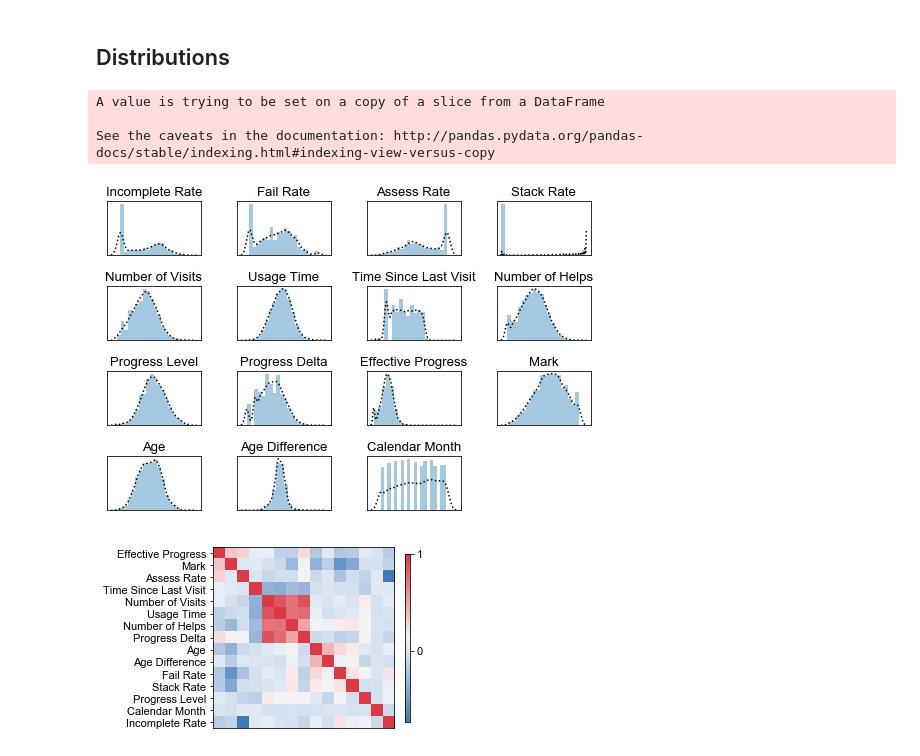
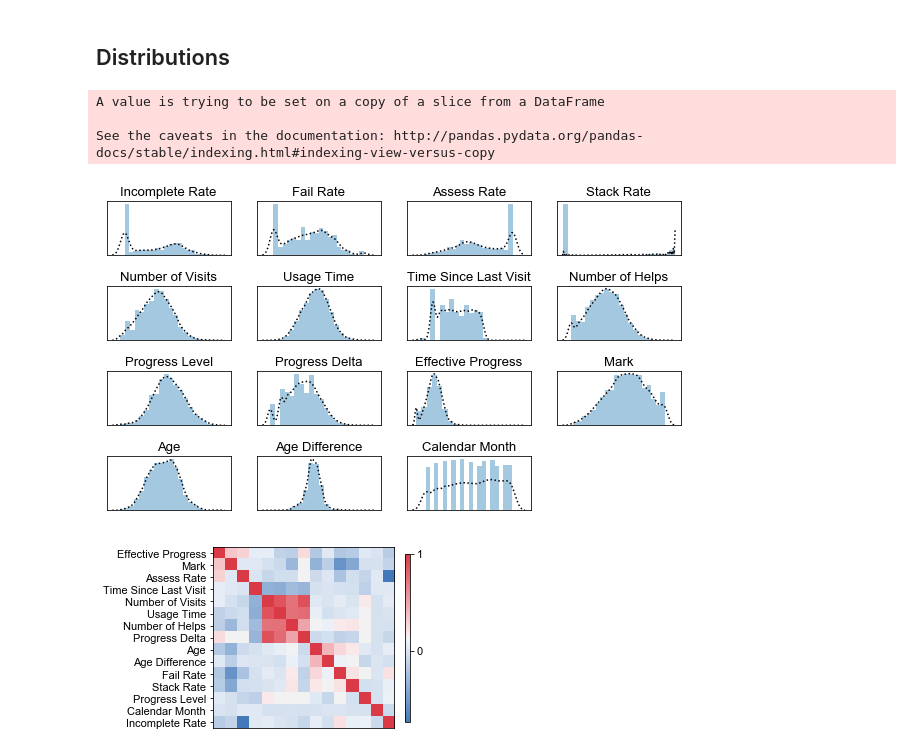
Before and after one commit to vicaws/Whizz, a Jupyter notebook: Code/Churn/Churn/NB_ReportFigures.ipynb, the cells around one changed output. Cells and saved outputs as stored; diff of their text form; code cells hidden in the pictures.

```diff
--- a/Code/Churn/Churn/NB_ReportFigures.ipynb
+++ b/Code/Churn/Churn/NB_ReportFigures.ipynb
@@ -280,41 +284,41 @@ def feature_distribution(df_whizz, ftr_list, n_col, configuration,
 
     warnings.filterwarnings('ignore')
 
-    fig = plt.figure(figsize=(1.8*n_col, 1.2*n_row))
+    fig = plt.figure(figsize=(2.1*n_col, 1.2*n_row))
     for i, ftr in enumerate(ftr_list):
         ax = fig.add_subplot(n_row, n_col, pos[i])
         x = df_whizz[ftr].dropna().values # drop NaN for plotting
 
         if (ftr in ftr_list_nontransform) or (not transform):
             sns.distplot(x)
         else:
             # Box-cox transformation can only deal with positive valued data
             # May need to add positive constants to variables to ensure positivity
             if ftr == 'age_diff':
                 x += 10.0
             else:
                 x += 1
             xt, _ = stats.boxcox(x)
             sns.distplot(xt, bins=20, kde_kws={'linestyle':':', 'color':'k'})
         ax.set_title(ftr_name_list[i])
         ax.set_yticks([])
         ax.set_xticks([])
         ax.set_rasterized(True)
 
     warnings.filterwarnings('default')
 
     plt.tight_layout()
     plt.savefig('../../../Result/Plot/FeatureDistribution.eps', dpi=500)
 
 ftr_list_nontransform = []
 feature_distribution(
     df_whizz_fine, ftr_list, 4, cfg, ftr_name_list,
     transform=True, ftr_list_nontransform=ftr_list_nontransform)
 # %% [output]
 A value is trying to be set on a copy of a slice from a DataFrame
 
 See the caveats in the documentation: http://pandas.pydata.org/pandas-docs/stable/indexing.html#indexing-view-versus-copy
-[figure, old version]
+[figure, new version]
 # %%
 def feature_correlation(df_features, ftr_name_list, size=10):
     import scipy.cluster.hierarchy as sch
```
Also changed, not shown: parts of 23 cells of this notebook, 35 other files.
